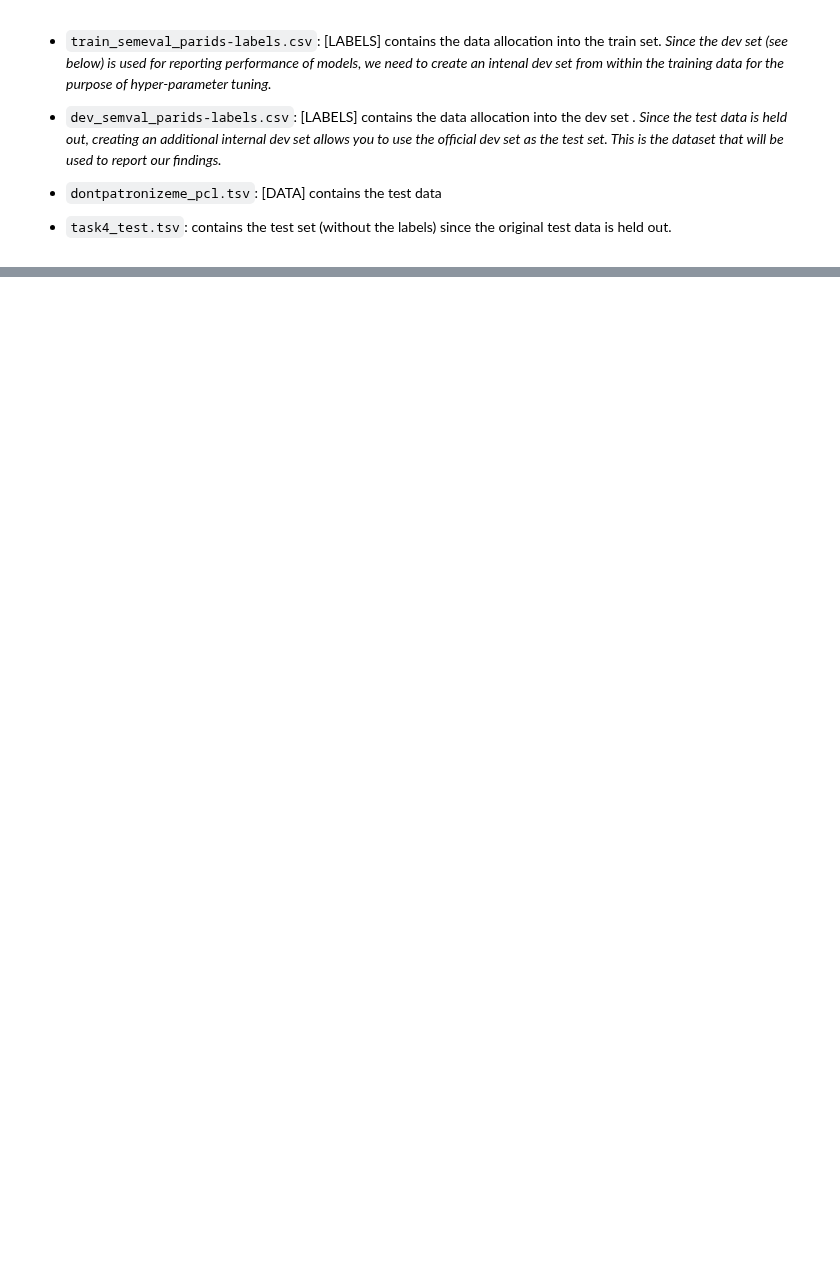
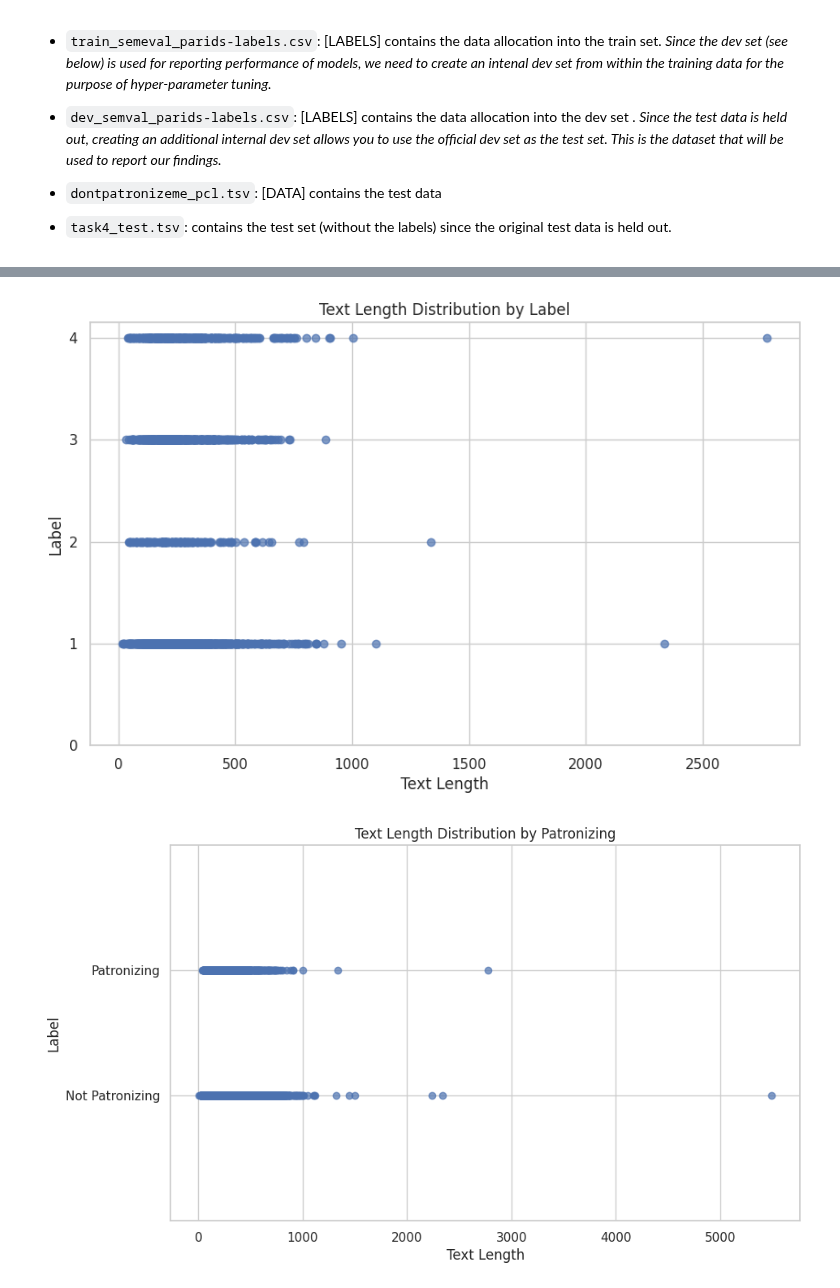
Before and after one commit to avzh1/nlp_bert_classifier, a Jupyter notebook: src/data_analysis/data_analysis.ipynb, the cells around one changed output, grey strips where cells are left out. Drawn from its saved outputs; the diff is of its cells as text; code cells hidden in the pictures; blank space fills up the shorter version.

```diff
--- a/src/data_analysis/data_analysis.ipynb
+++ b/src/data_analysis/data_analysis.ipynb
@@ -66,0 +271,21 @@ dont_patronize_me = df = pd.read_csv(f'{data_path}/dontpatronizeme_pcl.tsv', del
+# %%
+def plot_line_bar_for_sentence_length_by_patronizing(dataset):
+    # Create a new figure
+    plt.figure(figsize=(10, 6))
+
+    # Plot individual data points on the number line
+    for _, row in dataset.iterrows():
+        label = 'Patronizing' if row['is_patronizing'] else 'Not Patronizing'
+        plt.plot(row['text'], 1 if row['is_patronizing'] else 0, 'o', label=label, color='C0', alpha=0.7)
+
+    # Set labels and title
+    plt.xlabel('Text Length')
+    plt.yticks([0, 1], ['Not Patronizing', 'Patronizing'])  # Set y-axis ticks to label names
+    plt.ylabel('Label')
+    plt.title('Text Length Distribution by Patronizing')
+
+    # tighten gap
+    plt.ylim(-1, 2)
+
+    # Show the plot
+    plt.show()
@@ -66,0 +322,6 @@ dont_patronize_me = df = pd.read_csv(f'{data_path}/dontpatronizeme_pcl.tsv', del
+# %%
+plot_line_bar_for_sentence_length(character_count, [1,2,3,4])
+plot_line_bar_for_sentence_length_by_patronizing(character_count)
+# %% [output]
+[figure, added]
+[figure, added]
```
Also changed, not shown: parts of 41 cells of this notebook.
